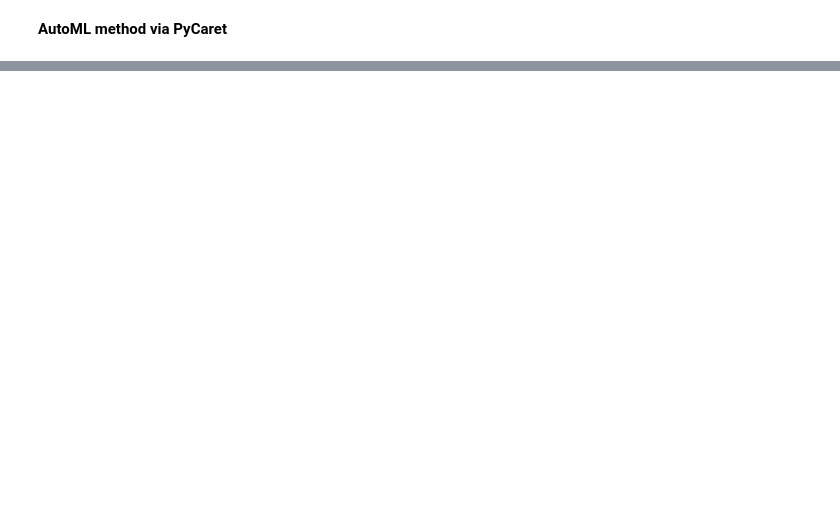
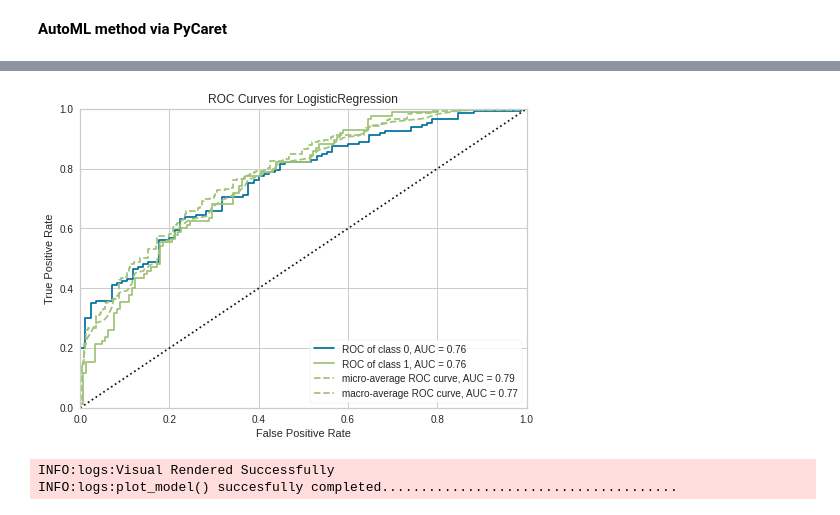
Before and after one commit to caseyh4/CA4015, a Jupyter notebook: CA4015_A1.ipynb, the cells around one changed output, grey strips where cells are left out. Cells and saved outputs as stored; diff of their text form; code cells hidden in the pictures; blank space fills up the shorter version.

```diff
--- a/CA4015_A1.ipynb
+++ b/CA4015_A1.ipynb
@@ -294,5 +403,11 @@ INFO:logs:LogisticRegression(C=0.596, class_weight={}, dual=False, fit_intercept
                    warm_start=False)
 INFO:logs:tune_model() succesfully completed......................................
+# %%
+plot_model(tuned_model)
+# %% [output]
+[figure, added]
+INFO:logs:Visual Rendered Successfully
+INFO:logs:plot_model() succesfully completed......................................
 # %%
 prediction = predict_model(tuned_model)
 # %% [output]
```
Also changed, not shown: parts of 46 cells of this notebook.
